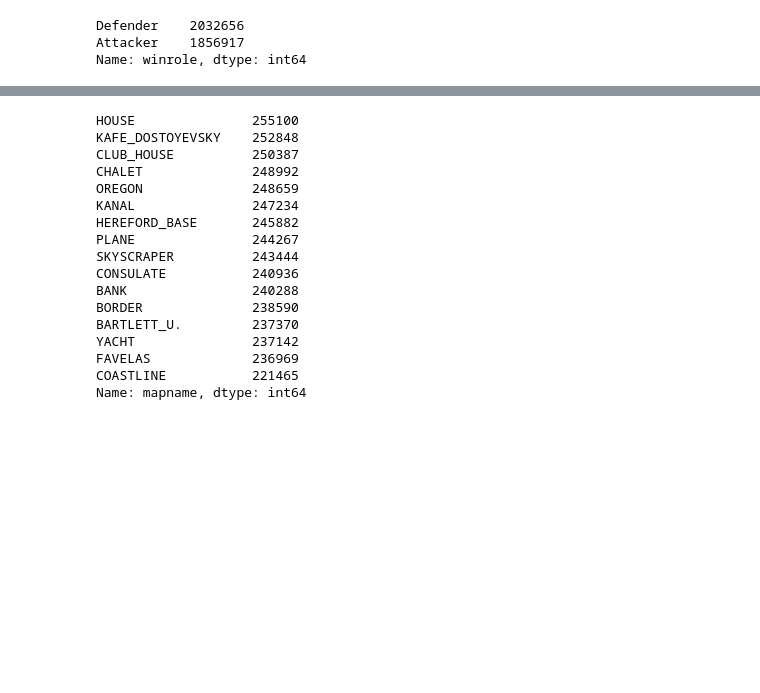
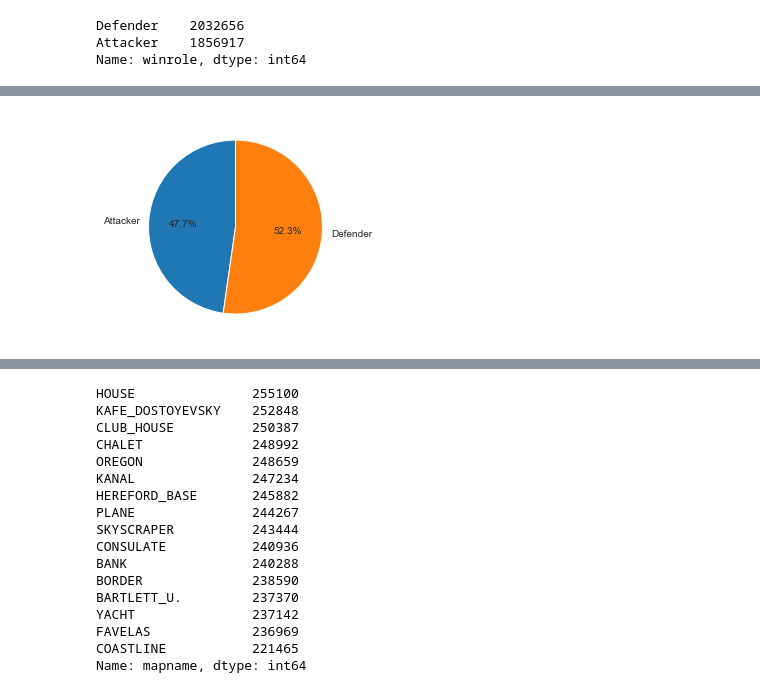
Before and after one commit to itsmartinhi/R6Siege-Match-Outcome-Analysis-and-Prediction, a Jupyter notebook: data-exploration.ipynb, the cells around one changed output, grey strips where cells are left out. Drawn from its saved outputs; the diff is of its cells as text; code cells hidden in the pictures; blank space fills up the shorter version.

```diff
--- a/data-exploration.ipynb
+++ b/data-exploration.ipynb
@@ -79,0 +87,3 @@ Name: winrole, dtype: int64
+# %%
+df_role_winrates = df.groupby(["matchid", "roundnumber"])["winrole"].first().reset_index(name="winrole")
+df_role_winrates
@@ -79,0 +104,9 @@ Name: winrole, dtype: int64
+# %%
+attacker_winrate = df_role_winrates.loc[df_role_winrates["winrole"] == "Attacker"]["winrole"].count() / df_role_winrates["winrole"].count()
+defender_winrate = df_role_winrates.loc[df_role_winrates["winrole"] == "Defender"]["winrole"].count() / df_role_winrates["winrole"].count()
+
+df_plot_role_winrates = pd.DataFrame({"team": ["Attacker", "Defender"], "winrate": [attacker_winrate, defender_winrate]})
+plt.pie(x=df_plot_role_winrates["winrate"], labels=df_plot_role_winrates["team"], autopct='%1.1f%%', startangle=90)
+plt.show()
+# %% [output]
+[figure, added]
```
Also changed, not shown: parts of 5 cells of this notebook, 2 other files.
